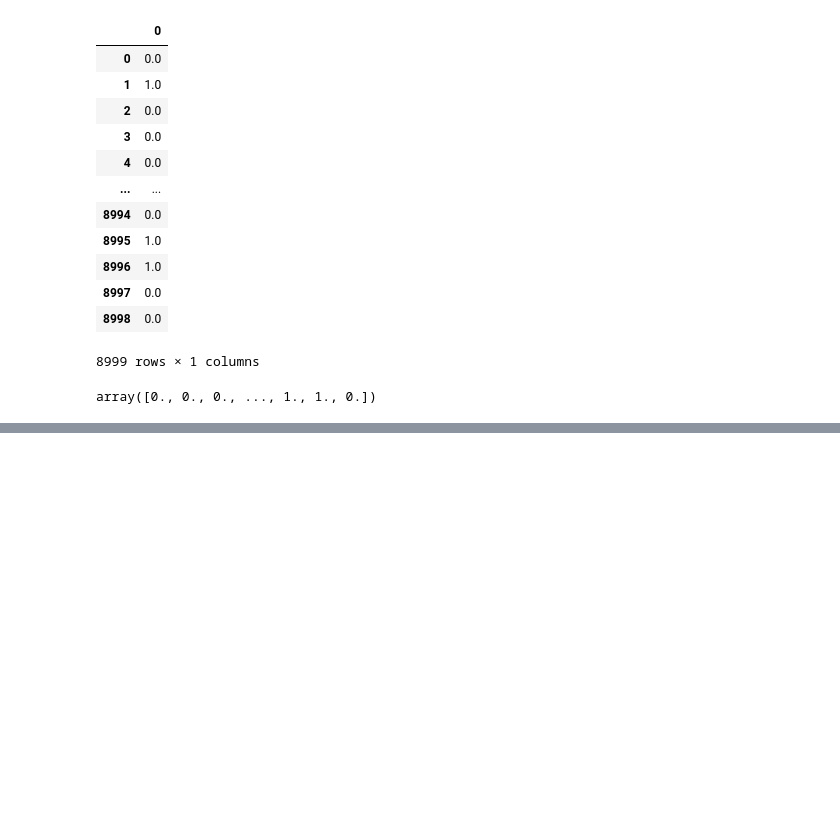
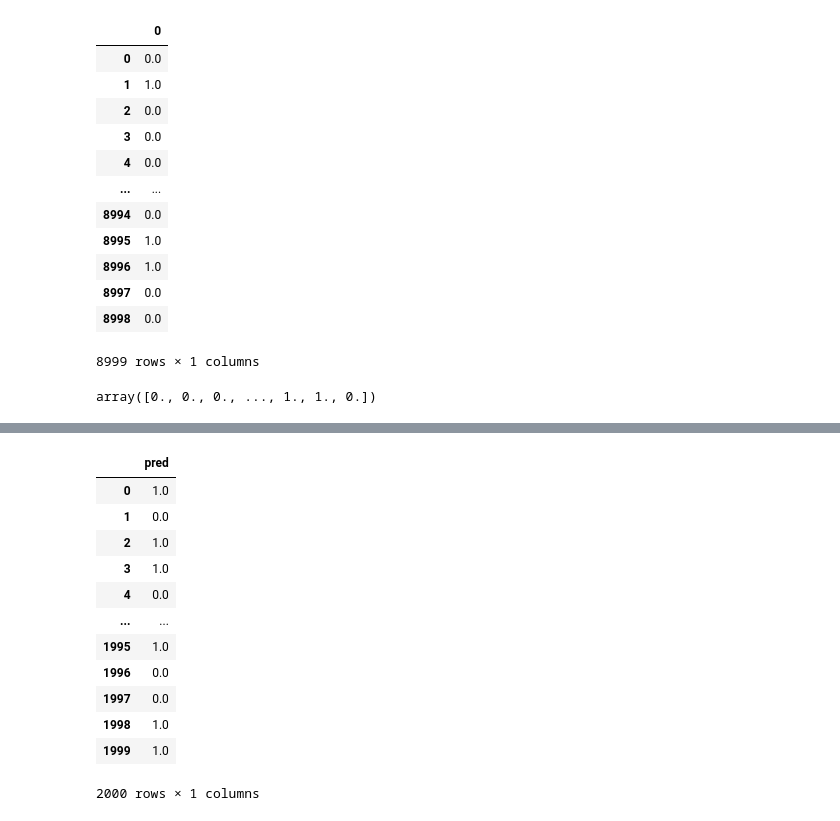
Before and after one commit to mpruizjaimes/Datathon, a Jupyter notebook: Datathon_Pia.ipynb, the cells around one changed output, grey strips where cells are left out. Saved outputs shown, nothing was run; the diff lists cells and outputs as text; code cells hidden in the pictures; blank space fills up the shorter version.

```diff
--- a/Datathon_Pia.ipynb
+++ b/Datathon_Pia.ipynb
@@ -1107,0 +1121,3 @@ from sklearn.model_selection import train_test_split
+# %%
+X = datos_train_modif5_escalado_df[['Cost_of_the_Product', 'Discount_offered']]  # Denotamos X con mayúscula ya que incluye más de un atributo
+y = datos_train_modif5_escalado_df['Reached.on.Time_Y.N'] # Etiqueta a predecir
@@ -1107,0 +1144,3 @@ from sklearn.model_selection import train_test_split
+# %%
+X = datos_test_modif5_escalado_df[['Cost_of_the_Product', 'Discount_offered']]  # Denotamos X con mayúscula ya que incluye más de un atributo
+y_pred_test = clf.predict(X.values) # Etiqueta a predecir
@@ -1107,0 +1151,18 @@ from sklearn.model_selection import train_test_split
+# %%
+y_pred_test_out=pd.DataFrame(y_pred_test, columns=['pred'])
+# %%
+y_pred_test_out
+# %% [output]
+|  | pred |
+| 0 | 1.0 |
+| 1 | 0.0 |
+| 2 | 1.0 |
+| 3 | 1.0 |
+| 4 | 0.0 |
+| ... | ... |
+| 1995 | 1.0 |
+| 1996 | 0.0 |
+| 1997 | 0.0 |
+| 1998 | 1.0 |
+| 1999 | 1.0 |
+2000 rows × 1 columns
```
Also changed, not shown: parts of 15 cells of this notebook, 1 other file.
